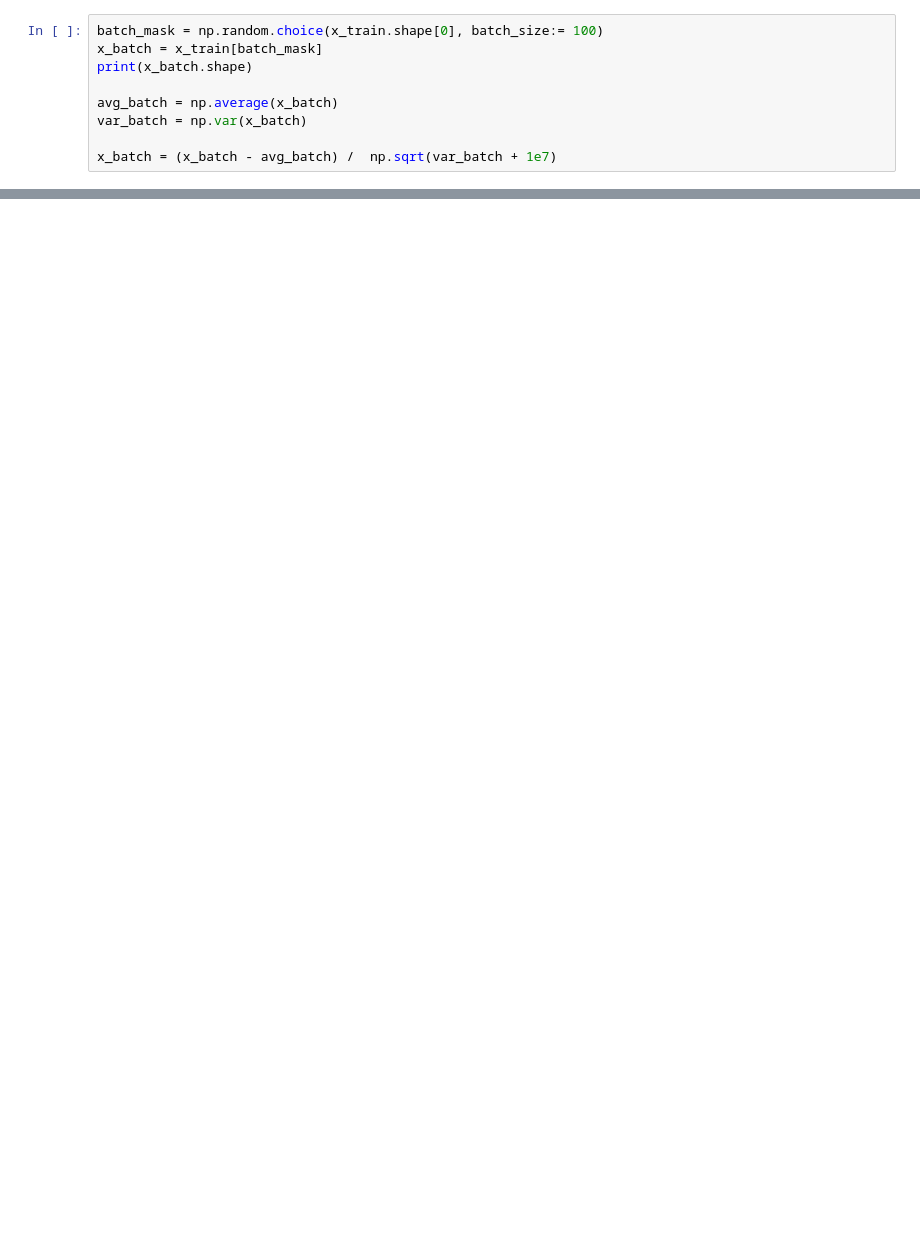
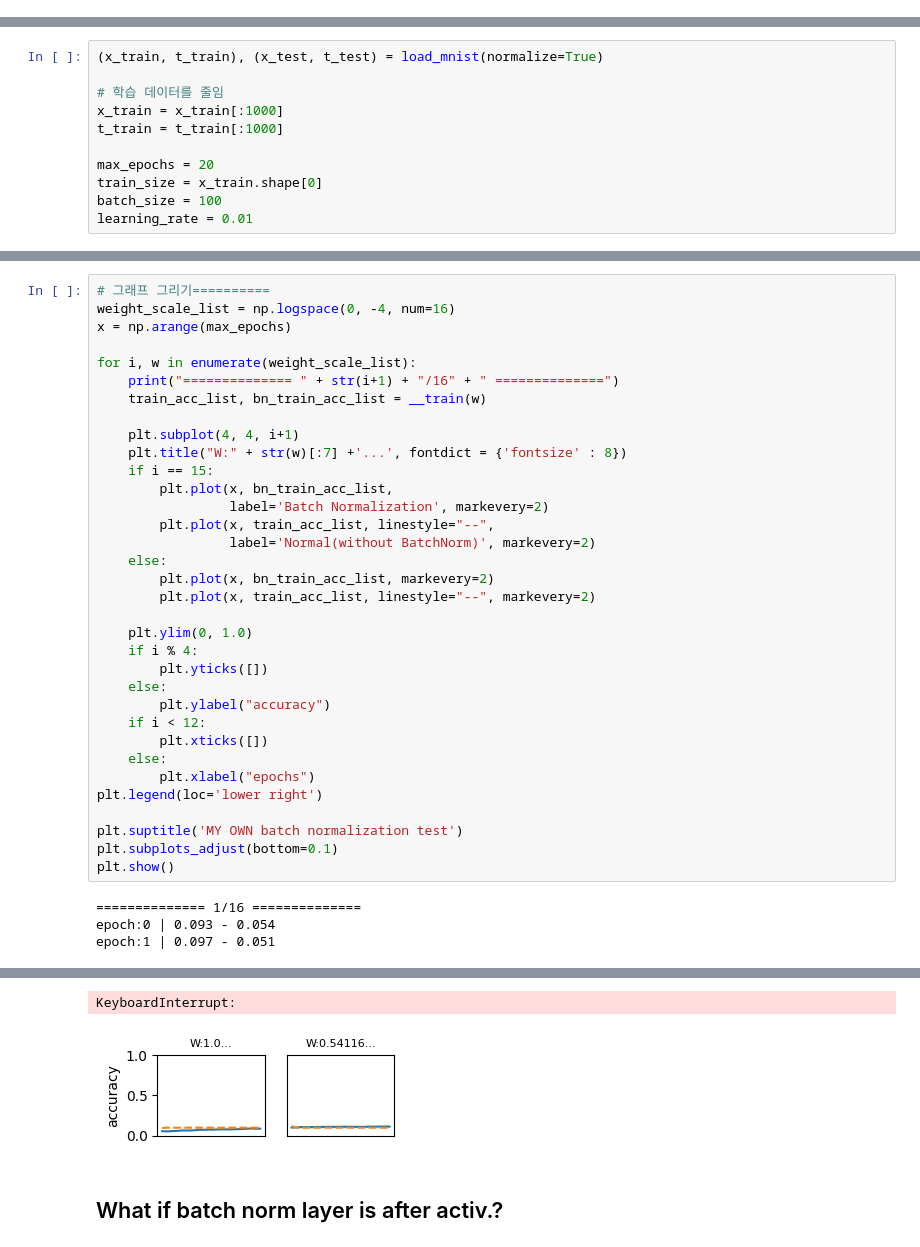
Before and after one commit to Jongbin-kr/DL_from_scratch, a Jupyter notebook: ch6-3_batch_normalization.ipynb, the cells around one changed output, grey strips where cells are left out. Saved outputs shown, nothing was run; the diff lists cells and outputs as text; blank space fills up the shorter version.

```diff
--- a/ch6-3_batch_normalization.ipynb
+++ b/ch6-3_batch_normalization.ipynb
@@ -13,9 +154,0 @@ from dataset.mnist import load_mnist
-# %%
-batch_mask = np.random.choice(x_train.shape[0], batch_size:= 100)
-x_batch = x_train[batch_mask]
-print(x_batch.shape)
-
-avg_batch = np.average(x_batch)
-var_batch = np.var(x_batch)
-
-x_batch = (x_batch - avg_batch) /  np.sqrt(var_batch + 1e7)
@@ -29,0 +155,11 @@ np.arange(10).mean()
+# %%
+(x_train, t_train), (x_test, t_test) = load_mnist(normalize=True)
+
+# 학습 데이터를 줄임
+x_train = x_train[:1000]
+t_train = t_train[:1000]
+
+max_epochs = 20
+train_size = x_train.shape[0]
+batch_size = 100
+learning_rate = 0.01
@@ -29,0 +208,38 @@ np.arange(10).mean()
+# %%
+# 그래프 그리기==========
+weight_scale_list = np.logspace(0, -4, num=16)
+x = np.arange(max_epochs)
+
+for i, w in enumerate(weight_scale_list):
+    print("============== " + str(i+1) + "/16" + " ==============")
+    train_acc_list, bn_train_acc_list = __train(w)
+
+    plt.subplot(4, 4, i+1)
+    plt.title("W:" + str(w)[:7] +'...', fontdict = {'fontsize' : 8})
+    if i == 15:
+        plt.plot(x, bn_train_acc_list,
+                 label='Batch Normalization', markevery=2)
+        plt.plot(x, train_acc_list, linestyle="--",
+                 label='Normal(without BatchNorm)', markevery=2)
+    else:
+        plt.plot(x, bn_train_acc_list, markevery=2)
+        plt.plot(x, train_acc_list, linestyle="--", markevery=2)
+
+    plt.ylim(0, 1.0)
+    if i % 4:
+        plt.yticks([])
+    else:
+        plt.ylabel("accuracy")
+    if i < 12:
+        plt.xticks([])
+    else:
+        plt.xlabel("epochs")
+plt.legend(loc='lower right')
+
+plt.suptitle('MY OWN batch normalization test')
+plt.subplots_adjust(bottom=0.1)
+plt.show()
+# %% [output]
+============== 1/16 ==============
+epoch:0 | 0.093 - 0.054
+epoch:1 | 0.097 - 0.051
@@ -29,0 +283,4 @@ np.arange(10).mean()
+KeyboardInterrupt:
+[figure, added]
+# %% [markdown]
+## What if batch norm layer is after activ.?
```
Also changed, not shown: parts of 22 cells of this notebook, 37 other files.
